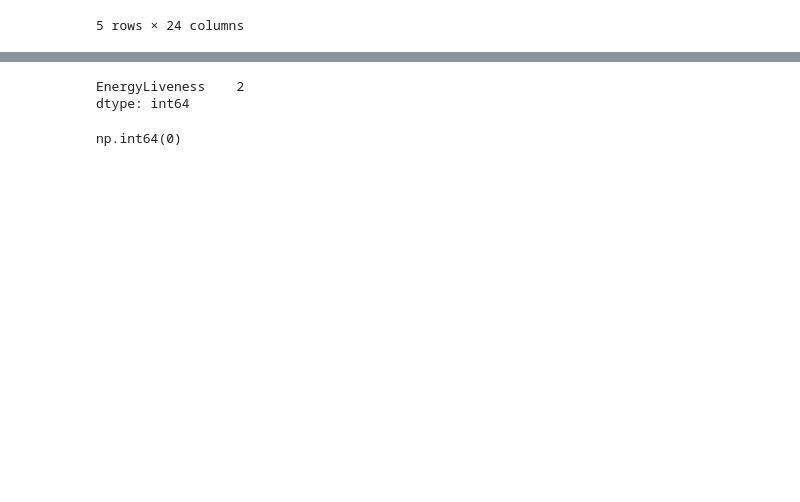
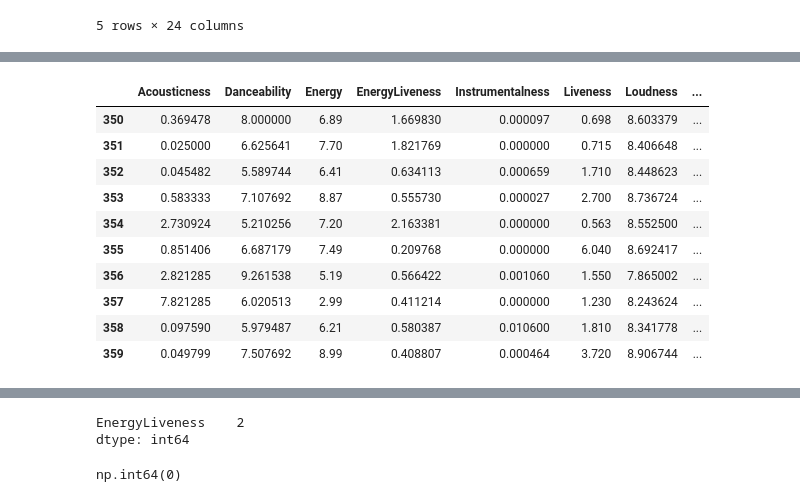
Before and after one commit to UBC-MDS/DSCI-532_2026_31_Chartify, a Jupyter notebook: notebooks/eda_analysis.ipynb, the cells around one changed output, grey strips where cells are left out. Saved outputs shown, nothing was run; the diff lists cells and outputs as text; code cells hidden in the pictures; blank space fills up the shorter version.

```diff
--- a/notebooks/eda_analysis.ipynb
+++ b/notebooks/eda_analysis.ipynb
@@ -140,0 +145,14 @@ fig.show()
+# %%
+filtered_df[sorted(filtered_df)]
+# %% [output]
+|  | Acousticness | Danceability | Energy | EnergyLiveness | Instrumentalness | Liveness | Loudness | ... |
+| 350 | 0.369478 | 8.000000 | 6.89 | 1.669830 | 0.000097 | 0.698 | 8.603379 | ... |
+| 351 | 0.025000 | 6.625641 | 7.70 | 1.821769 | 0.000000 | 0.715 | 8.406648 | ... |
+| 352 | 0.045482 | 5.589744 | 6.41 | 0.634113 | 0.000659 | 1.710 | 8.448623 | ... |
+| 353 | 0.583333 | 7.107692 | 8.87 | 0.555730 | 0.000027 | 2.700 | 8.736724 | ... |
+| 354 | 2.730924 | 5.210256 | 7.20 | 2.163381 | 0.000000 | 0.563 | 8.552500 | ... |
+| 355 | 0.851406 | 6.687179 | 7.49 | 0.209768 | 0.000000 | 6.040 | 8.692417 | ... |
+| 356 | 2.821285 | 9.261538 | 5.19 | 0.566422 | 0.001060 | 1.550 | 7.865002 | ... |
+| 357 | 7.821285 | 6.020513 | 2.99 | 0.411214 | 0.000000 | 1.230 | 8.243624 | ... |
+| 358 | 0.097590 | 5.979487 | 6.21 | 0.580387 | 0.010600 | 1.810 | 8.341778 | ... |
+| 359 | 0.049799 | 7.507692 | 8.99 | 0.408807 | 0.000464 | 3.720 | 8.906744 | ... |
```
Also changed, not shown: parts of 11 cells of this notebook.
